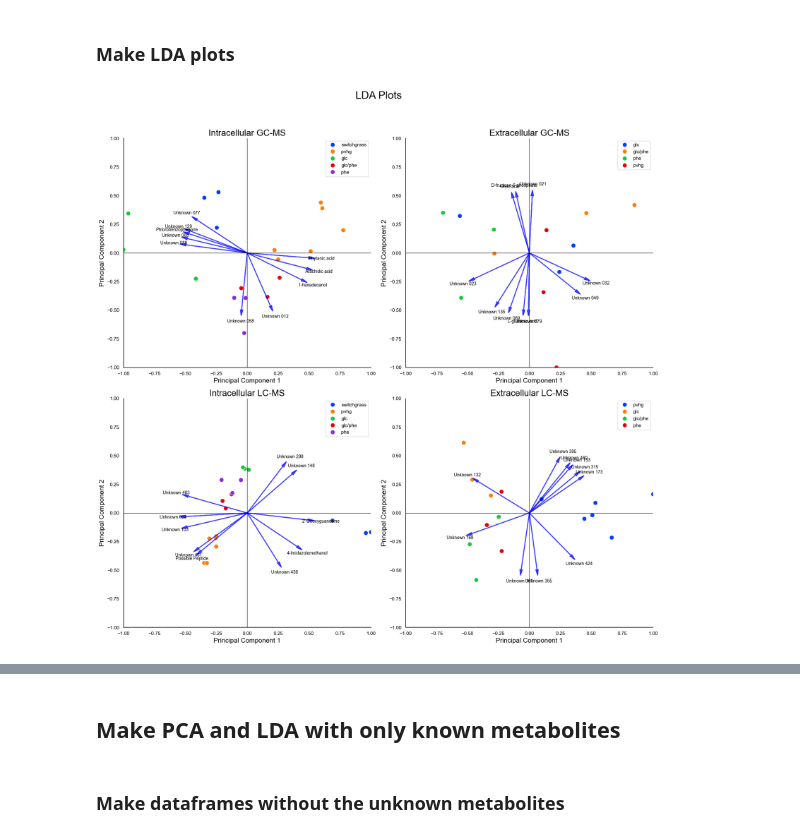
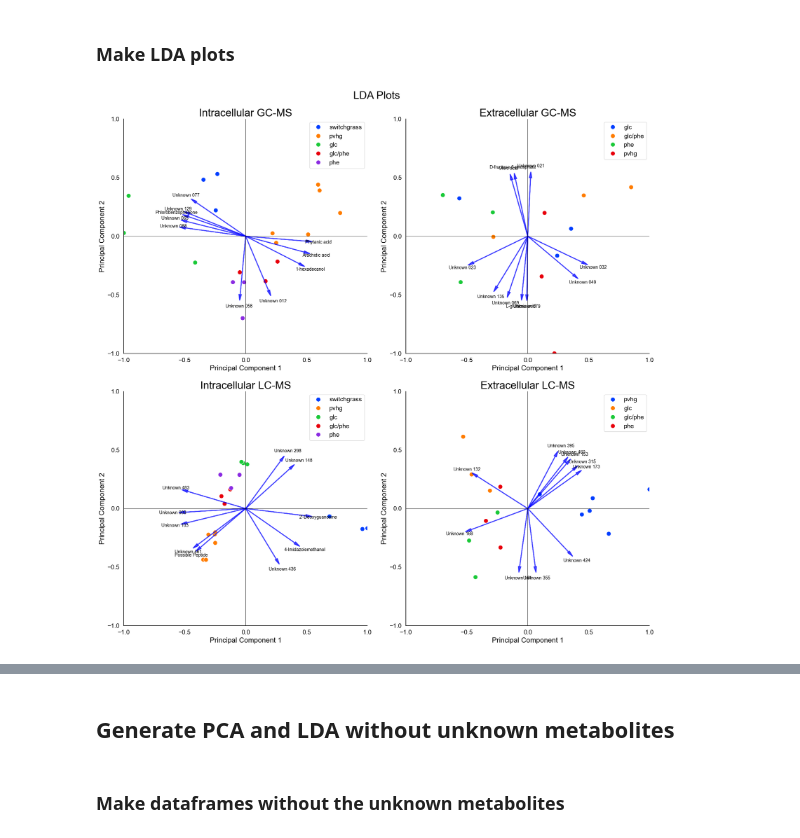
Before and after one commit to UH-MBBE/rhodococcus-metabolomics, a Jupyter notebook: notebooks/B_PCA_LDA_analysis.ipynb, the cells around one changed output, grey strips where cells are left out. Cells and saved outputs as stored; diff of their text form; code cells hidden in the pictures.

```diff
--- a/notebooks/B_PCA_LDA_analysis.ipynb
+++ b/notebooks/B_PCA_LDA_analysis.ipynb
@@ -24,7 +24,9 @@ sns.set_style("whitegrid")
 # Set default color for text and lines to black
 sns.set(rc={"axes.facecolor": "white", "axes.edgecolor": "black", "grid.color": "black",
             "text.color": "black", "xtick.color": "black", "ytick.color": "black",
-            "axes.labelcolor": "black", "figure.facecolor": "white"})
+            "axes.labelcolor": "black", "figure.facecolor": "white", "font.size": 20,
+            "axes.titlesize": 14, "axes.labelsize": 10, "xtick.labelsize": 14, "ytick.labelsize": 14,
+            "legend.fontsize": 14})
 # %% [markdown]
 ### Load data
 # %%
@@ -272,28 +277,30 @@ display(intracellular_lc_ms_pos_pca_ls.head(10))
 # %%
 # Create a 2x2 grid of subplots
 fig, axs = plt.subplots(2, 2, figsize=(18, 18))
 
 # Plot each PCA plot in a separate subplot
 plot_pca_lda(axs[0, 0], intracellular_gc_ms_lda, intracellular_gc_ms_lda_ls, 'Intracellular GC-MS')
 plot_pca_lda(axs[0, 1], extracellular_gc_ms_lda, extracellular_gc_ms_lda_ls, 'Extracellular GC-MS')
 plot_pca_lda(axs[1, 0], intracellular_lc_ms_pos_lda, intracellular_lc_ms_pos_lda_ls, 'Intracellular LC-MS')
 plot_pca_lda(axs[1, 1], extracellular_lc_ms_pos_lda, extracellular_lc_ms_pos_lda_ls, 'Extracellular LC-MS')
 
 # Add an overall title for the entire figure
 fig.suptitle('LDA Plots', fontsize=24)
 
-# Adjust layout to make space for the overall title
-plt.tight_layout(rect=[0, 0, 1, 0.95])
+# Automatically adjust the layout to minimize white space
+plt.tight_layout()
+
+# save to file
+plt.savefig('../figures/lda_plot_with_unknowns.png', dpi=300)
 
 # Display the plots
 plt.show()
-
 display(intracellular_gc_ms_lda_ls.head(10))
 display(extracellular_gc_ms_lda_ls.head(10))
 display(intracellular_lc_ms_pos_lda_ls.head(10))
 display(intracellular_lc_ms_pos_lda_ls.head(10))
 # %% [output]
-[figure, old version]
+[figure, new version]
 |  | Principal Component 1 | Principal Component 2 | LD3 Coef | LD4 Coef | LD5 Coef | abs_LD1_LD2_distance |
 | 1-hexadecanol | 0.000018 | -0.000010 | -1.214818e-05 | 9.514398e-07 | 1.864771e-06 | 0.000020 |
 | Arachidic acid | 0.000016 | -0.000004 | -7.519790e-06 | -7.286387e-06 | 1.069261e-05 | 0.000016 |
@@ -339,7 +346,7 @@ display(intracellular_lc_ms_pos_lda_ls.head(10))
 | Unknown 483 | -6.964526e-07 | 2.140211e-07 | 1.517387e-08 | 1.129720e-06 | -1.792183e-06 | 7.285954e-07 |
 | Unknown 461 | -5.441193e-07 | -4.264369e-07 | -3.264869e-07 | 4.372278e-07 | 4.225876e-07 | 6.913134e-07 |
 # %% [markdown]
-## Make PCA and LDA with only known metabolites
+## Generate PCA and LDA without unknown metabolites
 # %% [markdown]
 ### Make dataframes without the unknown metabolites
 # %%
```
Also changed, not shown: parts of 7 cells of this notebook, 11 other files.
